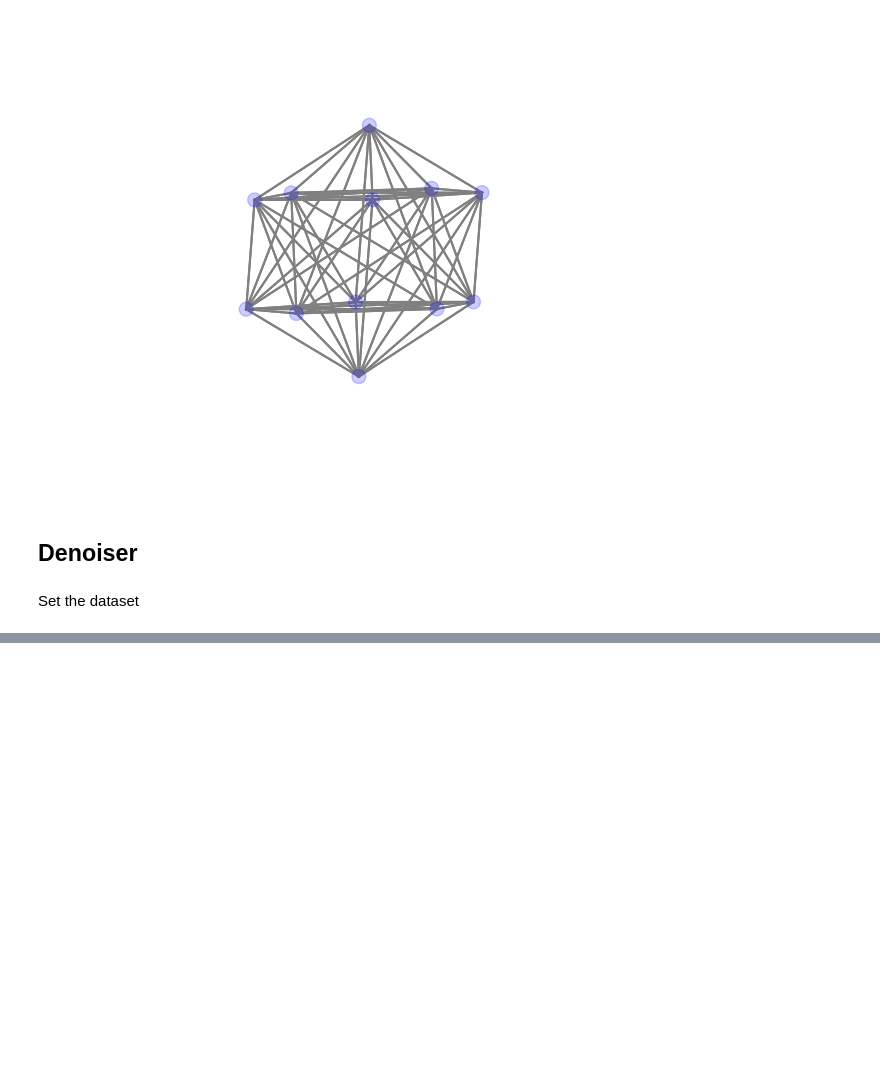
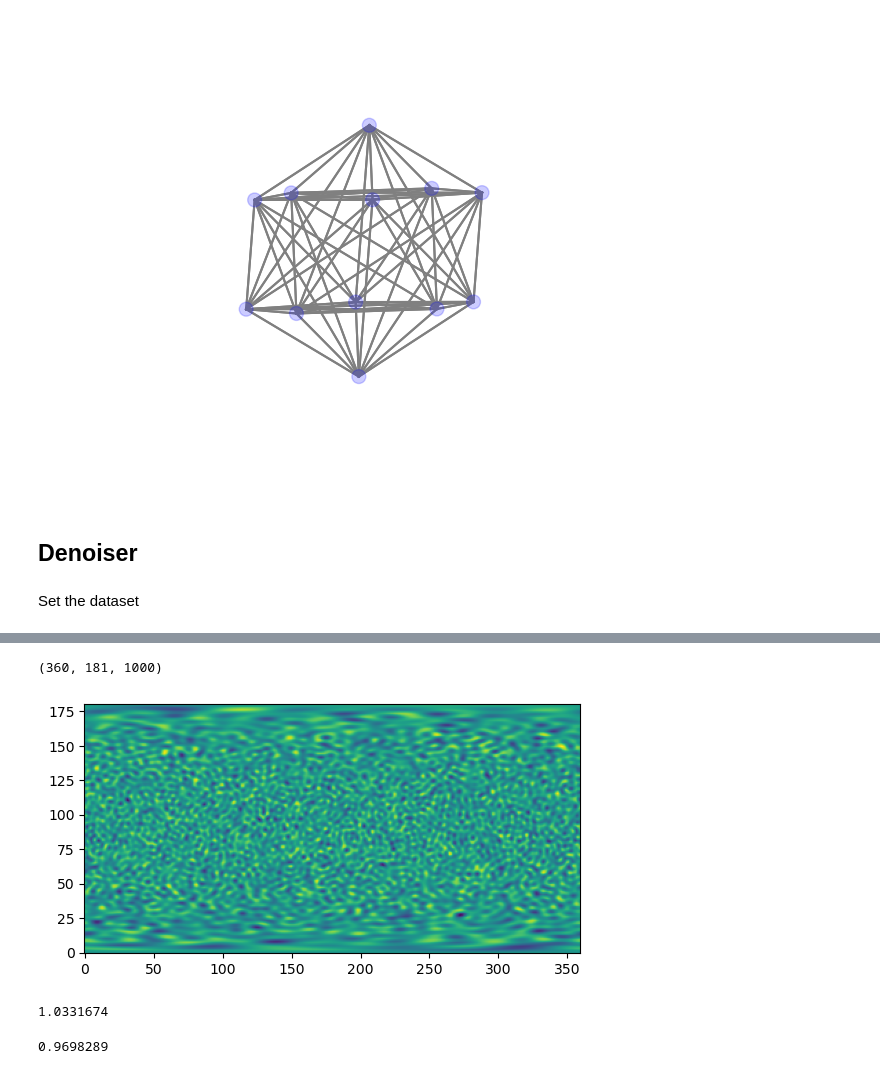
Before and after one commit to gbruno16/graph_weather, a Jupyter notebook: train/gencast_demo.ipynb, the cells around one changed output, grey strips where cells are left out. Drawn from its saved outputs; the diff is of its cells as text; code cells hidden in the pictures; blank space fills up the shorter version.

Commit message:
Add new noise shapes

```diff
--- a/train/gencast_demo.ipynb
+++ b/train/gencast_demo.ipynb
@@ -375,0 +371,64 @@ KeyboardInterrupt:
+# %%
+import pyshtools as pysh
+import matplotlib.pyplot as plt
+import numpy as np
+import warnings
+
+
+def generate_isotropic_noise(num_lon: int, num_lat: int, num_samples=1, isotropic=True):
+    """Generate noise on the grid.
+
+    When isotropic is True it samples the equivalent of white noise on a sphere and project it onto
+    a grid using Driscoll and Healy, 1994, algorithm. The power spectrum is normalized to have
+    variance 1. We need to assume lons = 2 * lats or lons = 2 * (lats -1). If isotropic is false, it
+    samples flat normal random noise.
+
+    Args:
+        num_lon (int): number of longitudes in the grid.
+        num_lat (int): number of latitudes in the grid.
+        num_samples (int): number of indipendent samples. Defaults to 1.
+        isotropic (bool): if true generates isotropic noise, else flat noise. Defaults to True.
+
+    Returns:
+        grid: Numpy array with shape shape(grid) x num_samples.
+    """
+    if isotropic:
+        if 2 * num_lat == num_lon:
+            extend = False
+        elif 2 * (num_lat - 1) == num_lon:
+            extend = True
+        else:
+            raise ValueError(
+                "Isotropic noise requires grid's shape to be 2N x N or 2N x (N+1): "
+                f"got {num_lon} x {num_lat}. If the shape is correct, please specify"
+                "isotropic=False in the constructor.",
+            )
+
+    if isotropic:
+        l_max = num_lat // 2
+        power = np.ones(l_max, dtype=float) / l_max**2  # normalized to get each point with std 1
+        grid = np.zeros((num_lon, num_lat, num_samples))
+        for i in range(num_samples):
+            clm = pysh.SHCoeffs.from_random(power, power_unit="per_lm")
+            grid[:, :, i] = (
+                clm.expand(grid="DH2", extend=extend).to_array().transpose()[:num_lon, :num_lat]
+            )
+        noise = grid.astype(np.float32)
+    else:
+        noise = np.random.randn(num_lon, num_lat, num_samples)
+    return noise
+
+
+noise = generate_isotropic_noise(360, 181, num_samples=1000, isotropic=True)
+print(noise.shape)
+plt.imshow(noise[:, :, 0].T, origin="lower")
+plt.show()
+print(noise[50,50,:].std())
+# %% [output]
+(360, 181, 1000)
+[figure, added]
+1.0331674
+# %%
+print(noise.std(axis=-1).mean())
+# %% [output]
+0.9698289
```
Also changed, not shown: parts of 3 cells of this notebook, 3 other files.
